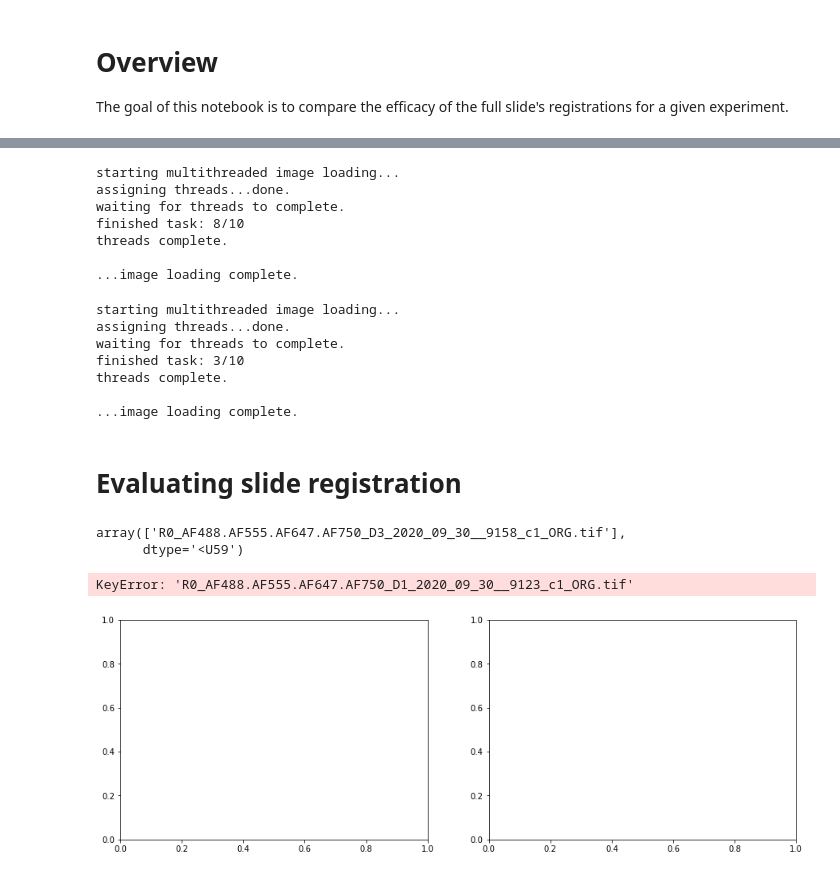
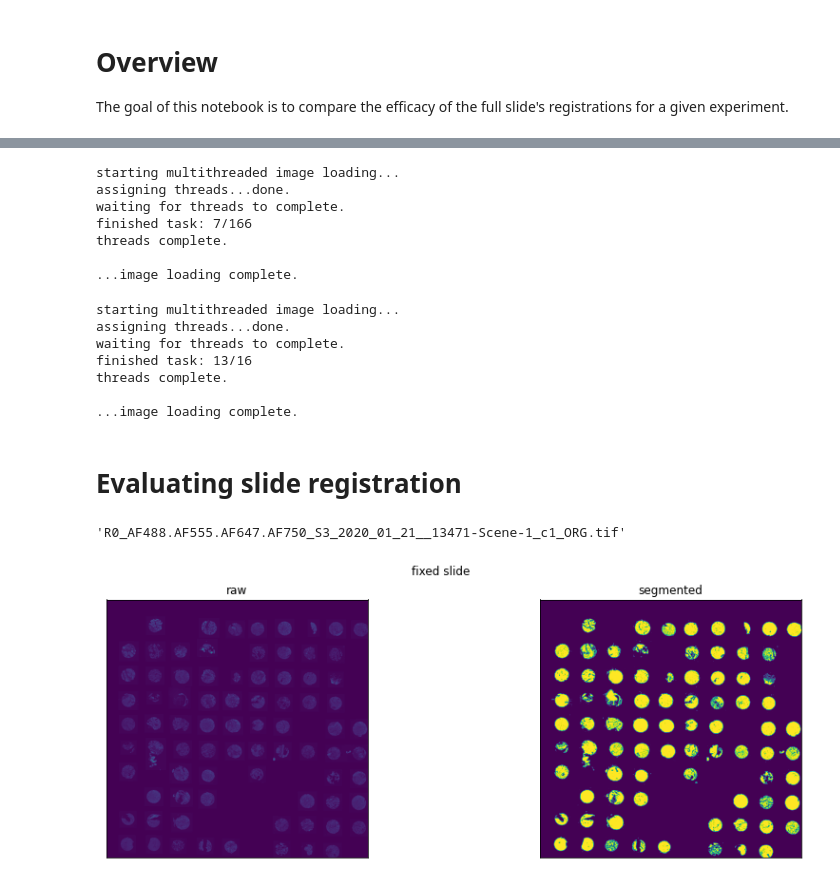
Before and after one commit to nathanieljevans/cyclicIF_registration, a Jupyter notebook: full_slide_registration_evaluation.ipynb, the cells around one changed output, grey strips where cells are left out. Cells and saved outputs as stored; diff of their text form; code cells hidden in the pictures.

```diff
--- a/full_slide_registration_evaluation.ipynb
+++ b/full_slide_registration_evaluation.ipynb
@@ -30,10 +30,10 @@ Wall time: 3.64 s
 The goal of this notebook is to compare the efficacy of the full slide's registrations for a given experiment.
 # %%
 # These must be adjusted to your specific experiment
-unreg_path    = '/mnt/z/Marilyne/Axioscan/6-Dhivya/split/No_Scene/'
+unreg_path    = '/mnt/z/Marilyne/Axioscan/5_Pejovic/Tiffs/Registration/'
 reg_path      = './registered_imgs/'
-slide_name    = 'D3'
-scene_name    = 'None'
+slide_name    = 'S3'
+scene_name    = 'Scene-1'
 # %%
 img_file_names = [x for x in os.listdir(reg_path) if x[-4:] == '.tif']
 parsed_names = pd.DataFrame([parse_file_name(x) for x in img_file_names])
@@ -58,7 +58,7 @@ imgs_reg = utils.load_imgs_mt(parsed_names.original.values, reg_path)
 starting multithreaded image loading...
 assigning threads...done.
 waiting for threads to complete.
-finished task: 8/10
+finished task: 7/166
 threads complete.
 
 ...image loading complete.
@@ -68,7 +68,7 @@ imgs_unreg = utils.load_imgs_mt(parsed_names.original.values, unreg_path)
 starting multithreaded image loading...
 assigning threads...done.
 waiting for threads to complete.
-finished task: 3/10
+finished task: 13/16
 threads complete.
 
 ...image loading complete.
@@ -77,23 +77,21 @@ threads complete.
 # %%
 np.array(list(imgs_reg.keys()))[[('R0' in x and 'c1' in x) for x in imgs_reg.keys()]][0]
 # %% [output]
-array(['R0_AF488.AF555.AF647.AF750_D3_2020_09_30__9158_c1_ORG.tif'],
-      dtype='<U59')
+'R0_AF488.AF555.AF647.AF750_S3_2020_01_21__13471-Scene-1_c1_ORG.tif'
 # %%
 f,axes = plt.subplots(1,2, figsize=(15,5))
 
 R0_name = np.array(list(imgs_reg.keys()))[[('R0' in x and 'c1' in x) for x in imgs_reg.keys()]][0]
-fixed = imgs_reg['R0_AF488.AF555.AF647.AF750_D1_2020_09_30__9123_c1_ORG.tif']
+fixed = imgs_reg[R0_name]
 
 utils.myshow(fixed[::10, ::10], ax=axes.flat[0], title='raw')
-seg_fixed = fixed_blur > np.quantile(sitk.GetArrayFromImage(fixed_blur), 0.75)
+seg_fixed = fixed > np.quantile(sitk.GetArrayFromImage(fixed), 0.85)
 utils.myshow(seg_fixed[::10, ::10], ax=axes.flat[1], title='segmented')
 plt.suptitle('fixed slide')
 
 plt.show()
 # %% [output]
-KeyError: 'R0_AF488.AF555.AF647.AF750_D1_2020_09_30__9123_c1_ORG.tif'
-[figure, old version]
+[figure, new version]
 # %%
 def plot_reg(moving, seg_fixed, ax, title):
 
```
Also changed, not shown: parts of 3 cells of this notebook, 12 other files.
